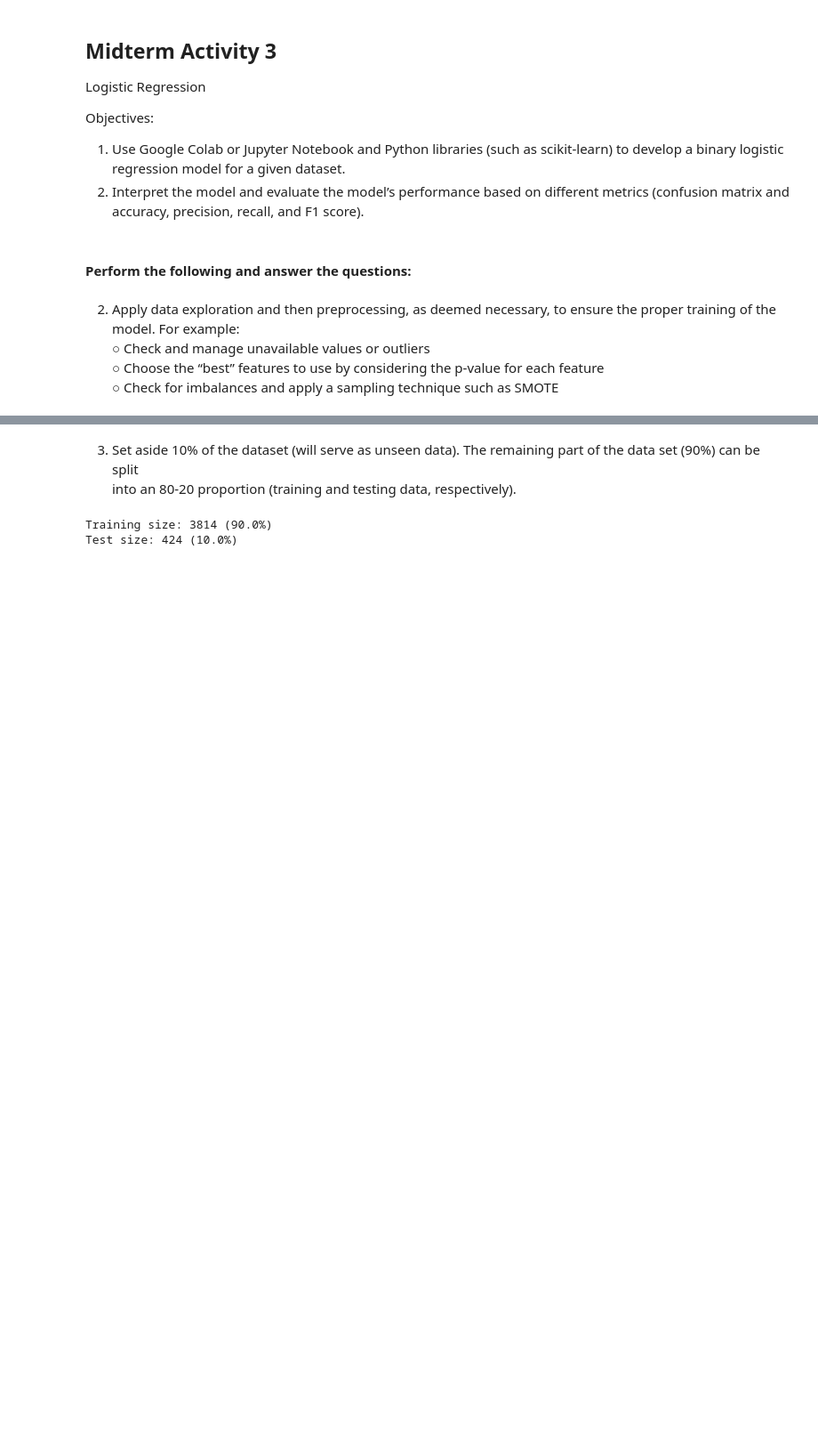
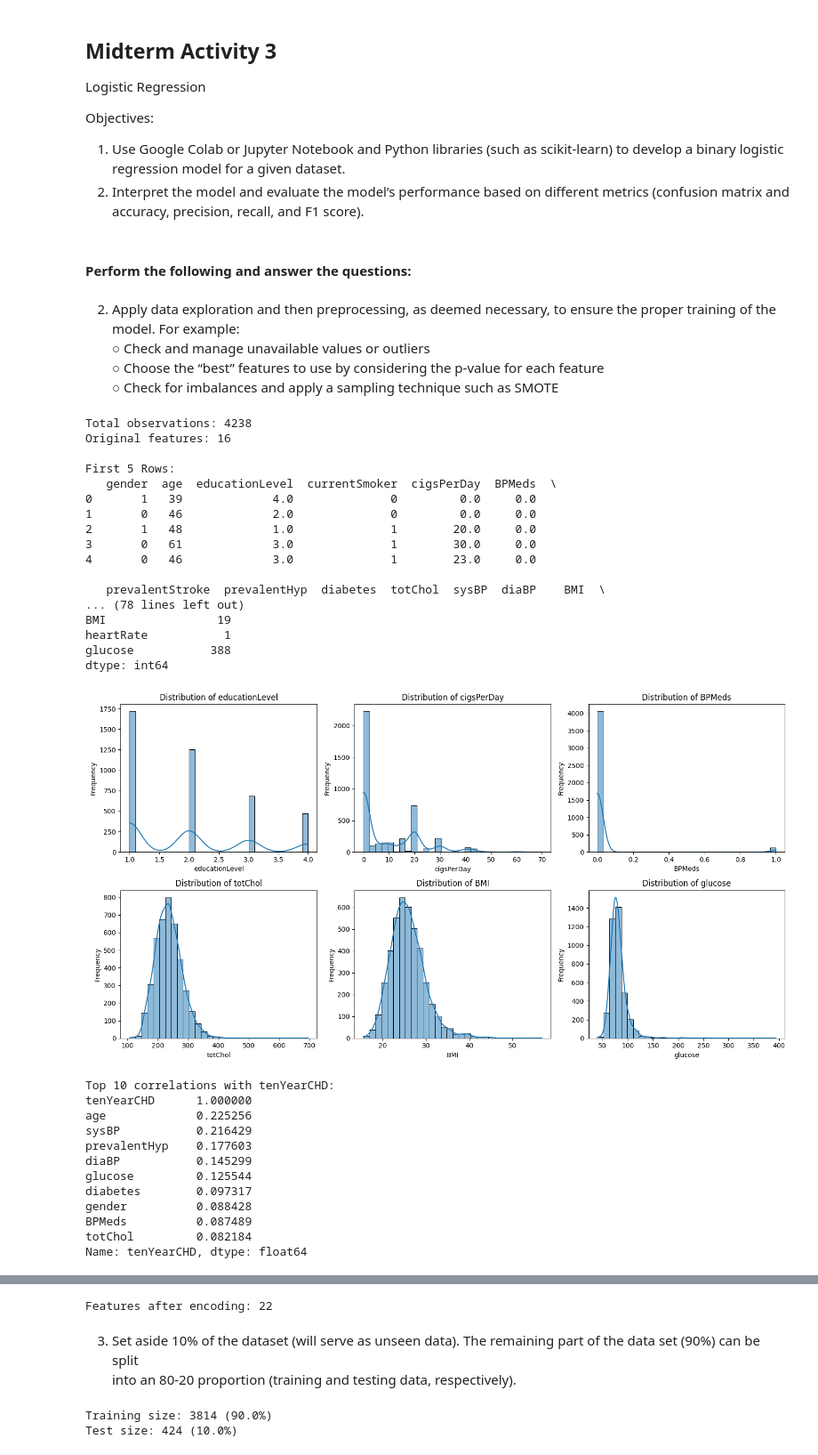
Before and after one commit to Nikkochoy/Data_Mining_Activities, a Jupyter notebook: Activities/Choy_Maga_M03.ipynb, the cells around one changed output, grey strips where cells are left out. Shown at 89% size. Cells and saved outputs as stored; diff of their text form; code cells hidden in the pictures; blank space fills up the shorter version.

```diff
--- a/Activities/Choy_Maga_M03.ipynb
+++ b/Activities/Choy_Maga_M03.ipynb
@@ -17,32 +17,109 @@ the model. For example:<br>
     ○ Check for imbalances and apply a sampling technique such as SMOTE
 # %%
 import pandas as pd
+import numpy as np
 from sklearn.model_selection import train_test_split
 from sklearn.impute import SimpleImputer
 from imblearn.over_sampling import SMOTE
 from sklearn.linear_model import LogisticRegression
 from sklearn.preprocessing import StandardScaler
 from sklearn.metrics import (confusion_matrix, accuracy_score,
                             precision_score, recall_score, f1_score,
                             classification_report, roc_auc_score,
                             RocCurveDisplay, PrecisionRecallDisplay)
 import matplotlib.pyplot as plt
 import seaborn as sns
 
 # Load data
 df = pd.read_csv("../data/heart_disease_prediction.csv")
 
+# Print dataset dimensions
+print(f"\nTotal observations: {len(df)}")
+print(f"Original features: {len(df.columns)}")
+
+# Data exploration
+print("\nFirst 5 Rows:")
+print(df.head())
+print("\nData Types:\n", df.dtypes)
+print("\nSummary Statistics:\n", df.describe())
+
+
+# Check Features with Missing Values
+nan_counts = df.isna().sum()
+print("\nMissing values per column:")
+print(nan_counts[nan_counts > 0])
+features = ['educationLevel', 'cigsPerDay', 'BPMeds', 'totChol', 'BMI', 'glucose']
+n_rows = (len(features) + 3 - 1) // 3
+
+
+# Create Histograms to see Skewness
+plt.figure(figsize=(3 * 5, n_rows * 4))
+for i, col in enumerate(features, 1):
+   plt.subplot(n_rows, 3, i)
+   sns.histplot(df[col], kde=True, bins=30)
+   plt.title(f'Distribution of {col}')
+   plt.xlabel(col)
+   plt.ylabel('Frequency')
+plt.tight_layout()
+plt.show()
+
+# Correlation analysis
+corr_matrix = df.corr()
+print("\nTop 10 correlations with tenYearCHD:")
+print(corr_matrix['tenYearCHD'].abs().sort_values(ascending=False).head(10))
+
 # Impute missing values
 num_cols = ['totChol', 'sysBP', 'diaBP', 'BMI', 'heartRate', 'glucose', 'cigsPerDay']
 cat_cols = ['educationLevel', 'BPMeds']
 imputer_num = SimpleImputer(strategy='median')
 imputer_cat = SimpleImputer(strategy='most_frequent')
 df[num_cols] = imputer_num.fit_transform(df[num_cols])
 df[cat_cols] = imputer_cat.fit_transform(df[cat_cols])
 
 # Feature engineering
 df['MAP'] = (2*df['diaBP'] + df['sysBP']) / 3
 df['BMI_Category'] = pd.cut(df['BMI'], bins=[0, 18.5, 25, 30, 100], labels=[0,1,2,3])
 
 # One-hot encode categoricals
 df = pd.get_dummies(df, columns=['educationLevel', 'BMI_Category'], drop_first=True)
+
+# Heatmap for key variables
+plt.figure(figsize=(12,8))
+sns.heatmap(df[['age','sysBP','diaBP','MAP','totChol','glucose','tenYearCHD']].corr(),
+            annot=True, cmap='coolwarm')
+plt.title("Correlation Heatmap")
+plt.show()
+
+# Print final feature count
+print(f"\nFeatures after encoding: {len(df.columns)}")
+# %% [output]
+Total observations: 4238
+Original features: 16
+
+First 5 Rows:
+   gender  age  educationLevel  currentSmoker  cigsPerDay  BPMeds  \
+0       1   39             4.0              0         0.0     0.0
+1       0   46             2.0              0         0.0     0.0
+2       1   48             1.0              1        20.0     0.0
+3       0   61             3.0              1        30.0     0.0
+4       0   46             3.0              1        23.0     0.0
+
+   prevalentStroke  prevalentHyp  diabetes  totChol  sysBP  diaBP    BMI  \
+... (78 lines left out)
+BMI                19
+heartRate           1
+glucose           388
+dtype: int64
+[figure, added]
+Top 10 correlations with tenYearCHD:
+tenYearCHD      1.000000
+age             0.225256
+sysBP           0.216429
+prevalentHyp    0.177603
+diaBP           0.145299
+glucose         0.125544
+diabetes        0.097317
+gender          0.088428
+BPMeds          0.087489
+totChol         0.082184
+Name: tenYearCHD, dtype: float64
@@ -49,3 +127,4 @@ df = pd.get_dummies(df, columns=['educationLevel', 'BMI_Category'], drop_first=T
+Features after encoding: 22
 # %% [markdown]
 3. Set aside 10% of the dataset (will serve as unseen data). The remaining part of the data set (90%) can
 be split <br> into an 80-20 proportion (training and testing data, respectively).
```
Also changed, not shown: parts of 4 cells of this notebook.
